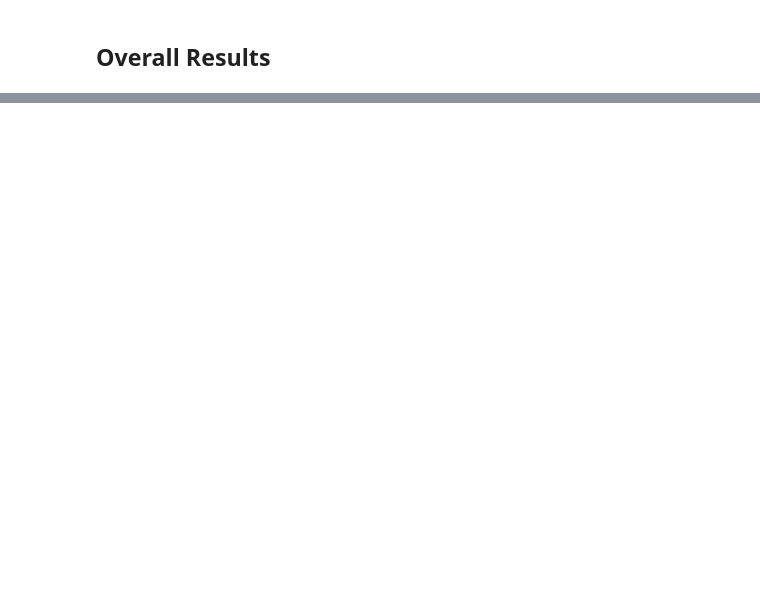
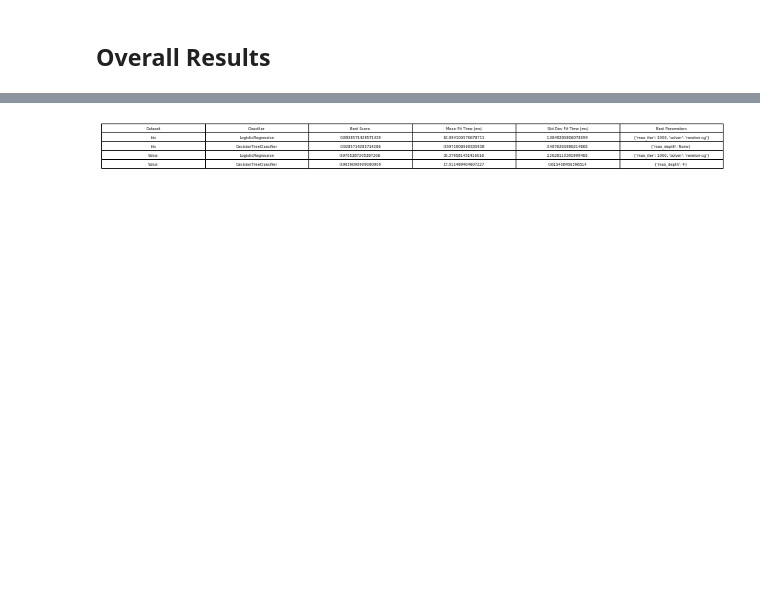
Before and after one commit to daddyjab/ML_Notes, a Jupyter notebook: 8-Hyper-Parameter Tuning.ipynb, the cells around one changed output, grey strips where cells are left out. Cells and saved outputs as stored; diff of their text form; code cells hidden in the pictures; blank space fills up the shorter version.

```diff
--- a/8-Hyper-Parameter Tuning.ipynb
+++ b/8-Hyper-Parameter Tuning.ipynb
@@ -663,24 +582,27 @@ table_df
 # %%
 # Table: Performance results
 # fig_table_1 = plt.figure(figsize=(15,12))
 fig_table_1 = plt.figure(figsize=(15,10))
 
 # Create axes for this table, but with no visible frame
 ax_table = fig_table_1.add_subplot(111, frame_on=False)
 
 # Hide the x and y axes
 ax_table.xaxis.set_visible(False)
 ax_table.yaxis.set_visible(False)
 
-plt.table(cellText=table_df.values,
-          colWidths = [0.15]*len(table_df.columns),
-#           rowLabels=table_df.index,
-          colLabels=table_df.columns,
-          cellLoc = 'center', rowLoc = 'center',
-          loc='top')
+plt.table(cellText=summary_df.values,
+#           colWidths = [0.15]*len(summary_df.columns),
+#           rowLabels=summary_df.index,
+            colLabels=summary_df.columns,
+            cellLoc = 'center',
+            rowLoc = 'center',
+            loc='top')
 
 # Show the resulting table
 plt.show()
 
 # Save the image - use it for Summary of Analysis at the top of the notebook
 fig_table_1.savefig('docs/Table-Hyper_Parameter_Tuning.png', bbox_inches='tight')
+# %% [output]
+[figure, added]
```
Also changed, not shown: parts of 18 cells of this notebook, 3 other files.
